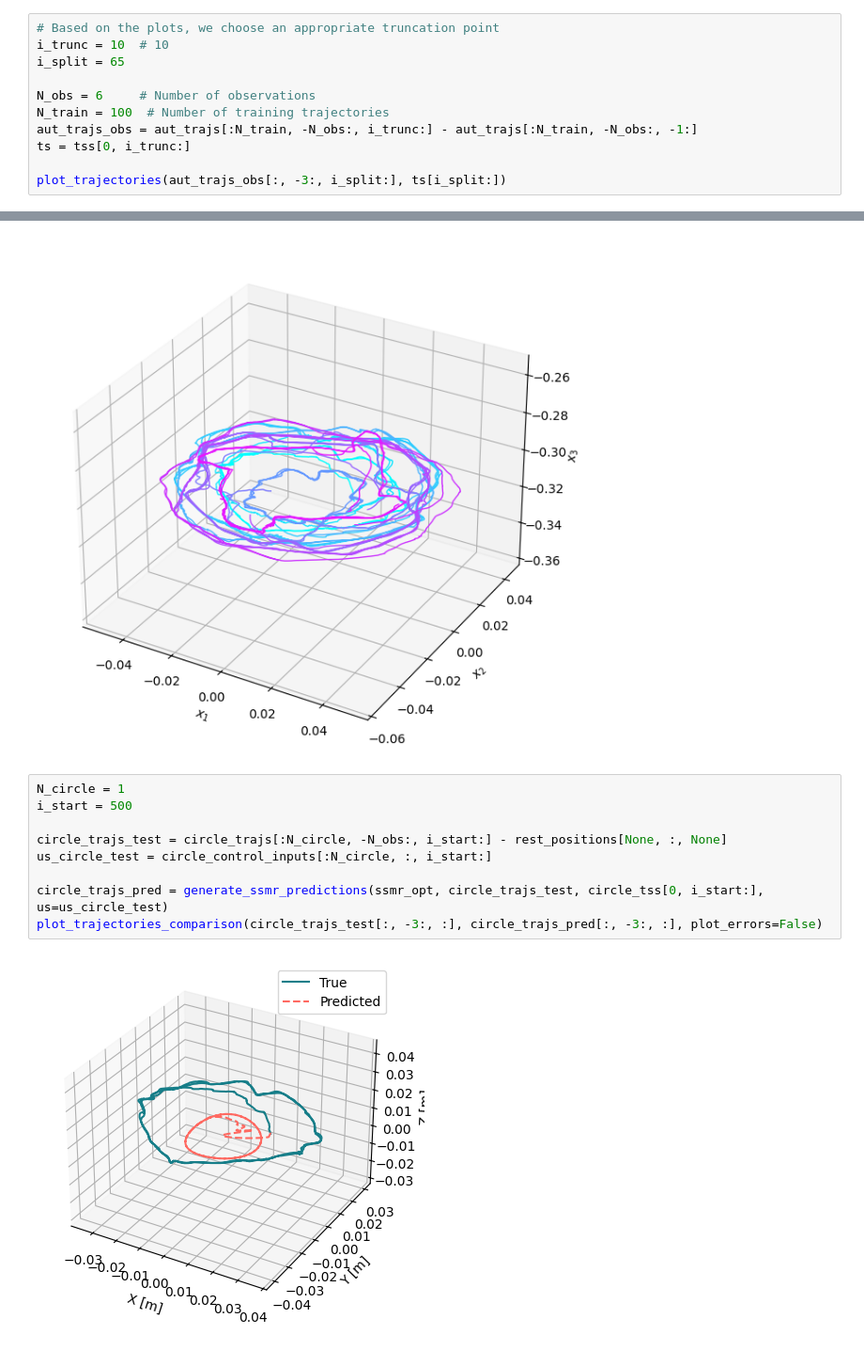
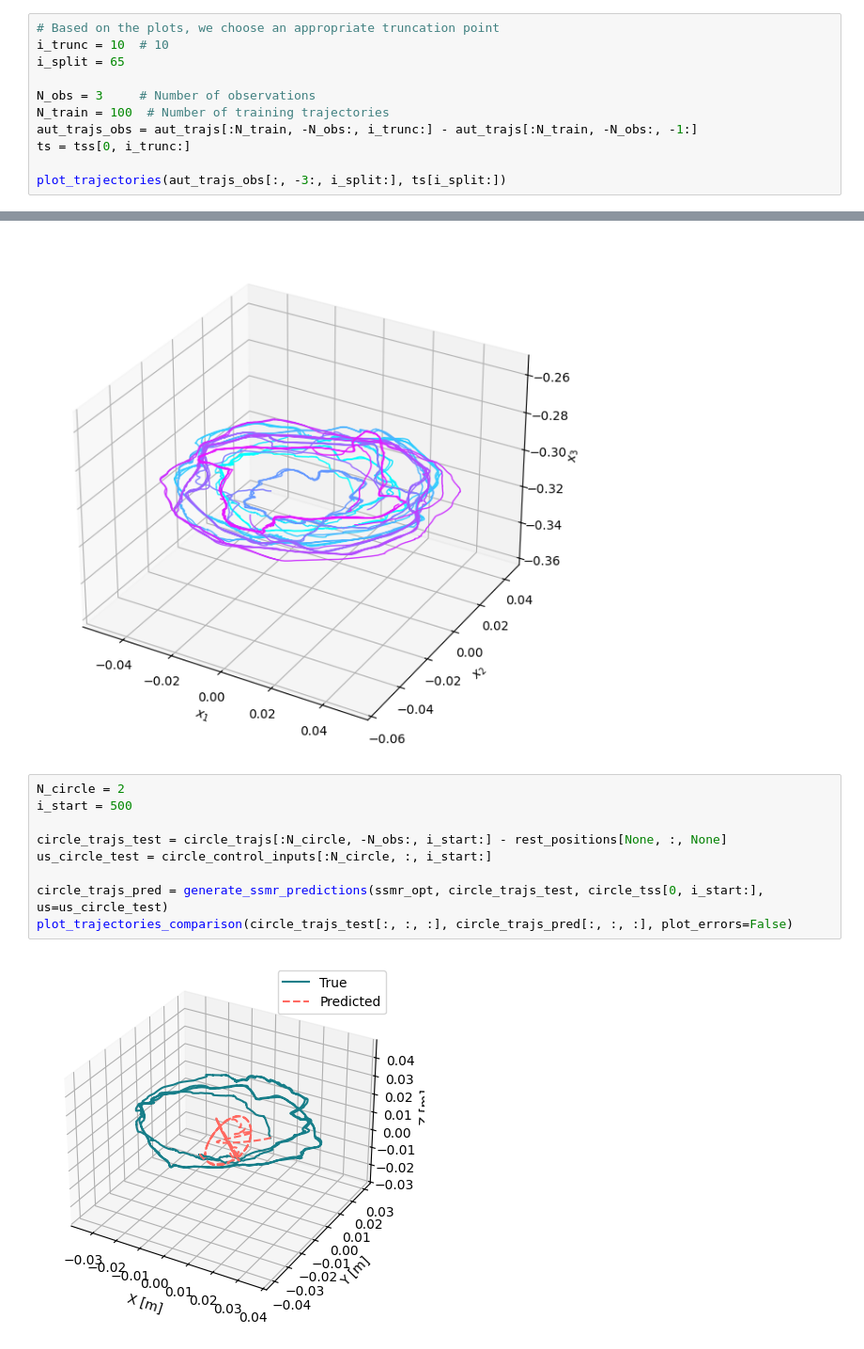
Before and after one commit to StanfordASL/trunk-stack, a Jupyter notebook: stack/main/scripts/fit_ssmr_opt.ipynb, the cells around one changed output, grey strips where cells are left out. Shown at 94% size. Saved outputs shown, nothing was run; the diff lists cells and outputs as text.

```diff
--- a/stack/main/scripts/fit_ssmr_opt.ipynb
+++ b/stack/main/scripts/fit_ssmr_opt.ipynb
@@ -346,7 +346,7 @@ plot_trajectories(aut_trajs[:, -3:], tss[0, :])
 i_trunc = 10  # 10
 i_split = 65
 
-N_obs = 6     # Number of observations
+N_obs = 3     # Number of observations
 N_train = 100  # Number of training trajectories
 aut_trajs_obs = aut_trajs[:N_train, -N_obs:, i_trunc:] - aut_trajs[:N_train, -N_obs:, -1:]
 ts = tss[0, i_trunc:]
@@ -535,13 +536,13 @@ plot_trajectories(circle_trajs[:10, -3:, 500:], circle_tss[0, 500:])
 [figure]
 [figure]
 # %%
-N_circle = 1
+N_circle = 2
 i_start = 500
 
 circle_trajs_test = circle_trajs[:N_circle, -N_obs:, i_start:] - rest_positions[None, :, None]
 us_circle_test = circle_control_inputs[:N_circle, :, i_start:]
 
 circle_trajs_pred = generate_ssmr_predictions(ssmr_opt, circle_trajs_test, circle_tss[0, i_start:], us=us_circle_test)
-plot_trajectories_comparison(circle_trajs_test[:, -3:, :], circle_trajs_pred[:, -3:, :], plot_errors=False)
+plot_trajectories_comparison(circle_trajs_test[:, :, :], circle_trajs_pred[:, :, :], plot_errors=False)
 # %% [output]
-[figure, old version]
+[figure, new version]
```
Also changed, not shown: parts of 9 cells of this notebook, 2 other files.
